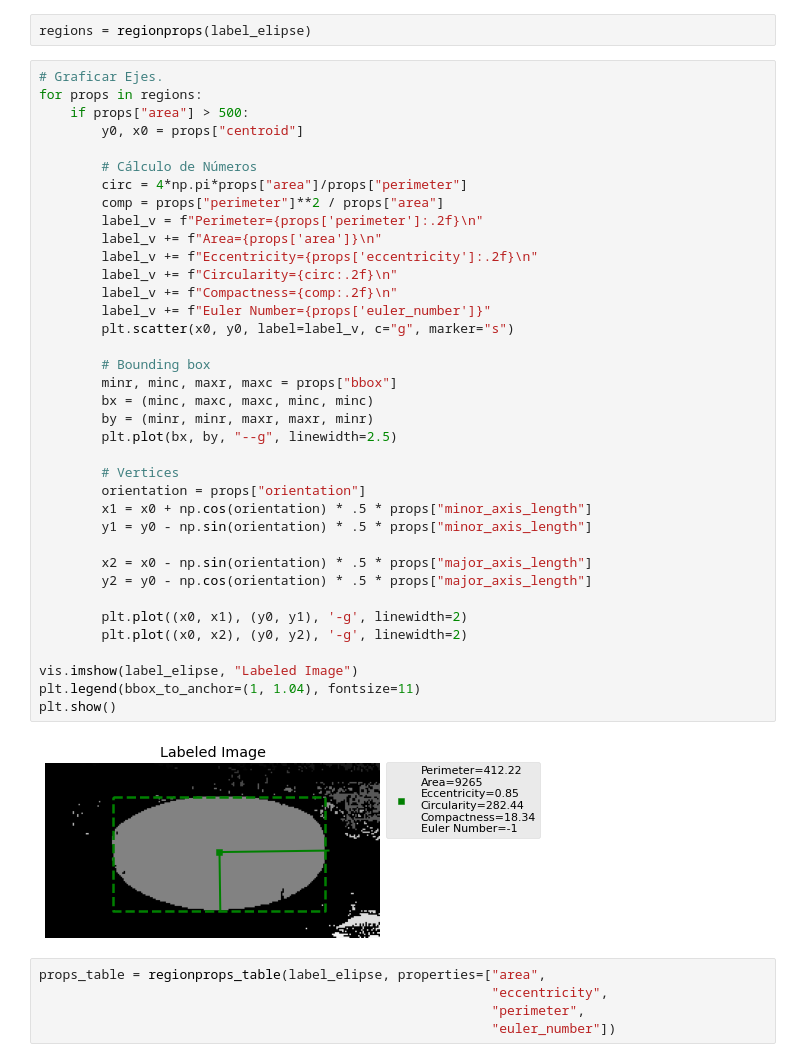
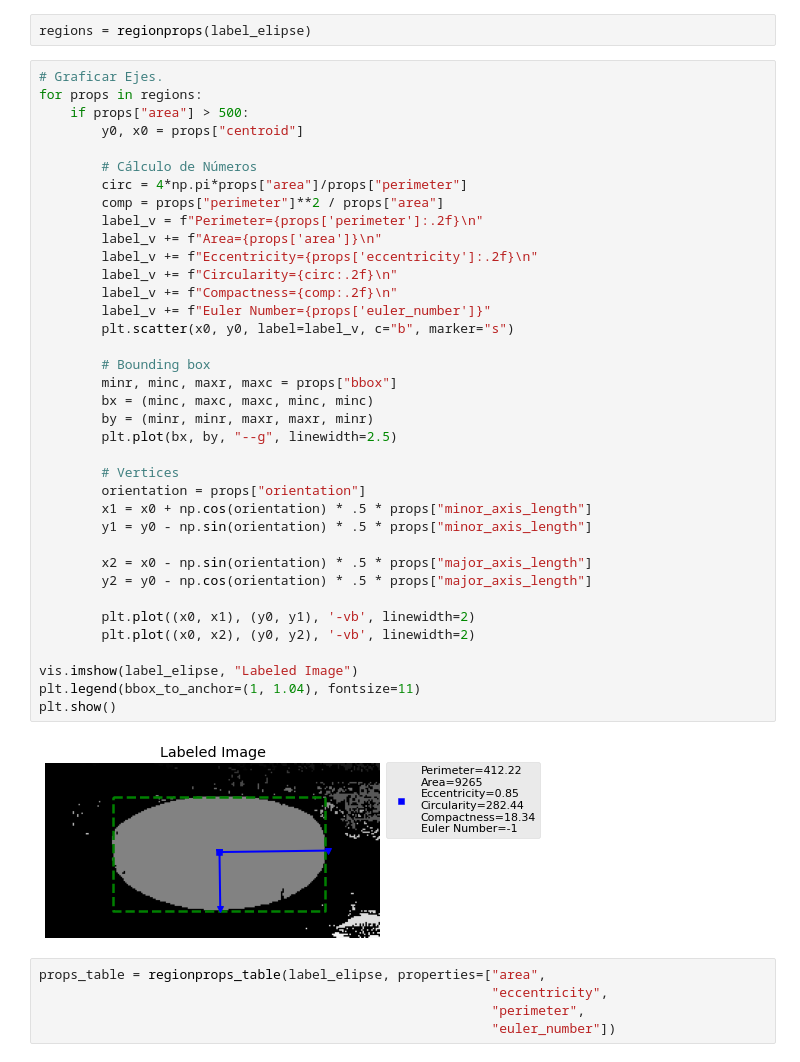
Before and after one commit to jpcano1/ISIS_4825_skimage_last, a Jupyter notebook: Scikit_Image_Final_Bootcamp.ipynb, the cells around one changed output. Saved outputs shown, nothing was run; the diff lists cells and outputs as text.

```diff
--- a/Scikit_Image_Final_Bootcamp.ipynb
+++ b/Scikit_Image_Final_Bootcamp.ipynb
@@ -506,37 +527,37 @@ for props in regions:
 
         # Cálculo de Números
         circ = 4*np.pi*props["area"]/props["perimeter"]
         comp = props["perimeter"]**2 / props["area"]
         label_v = f"Perimeter={props['perimeter']:.2f}\n"
         label_v += f"Area={props['area']}\n"
         label_v += f"Eccentricity={props['eccentricity']:.2f}\n"
         label_v += f"Circularity={circ:.2f}\n"
         label_v += f"Compactness={comp:.2f}\n"
         label_v += f"Euler Number={props['euler_number']}"
-        plt.scatter(x0, y0, label=label_v, c="g", marker="s")
+        plt.scatter(x0, y0, label=label_v, c="b", marker="s")
 
         # Bounding box
         minr, minc, maxr, maxc = props["bbox"]
         bx = (minc, maxc, maxc, minc, minc)
         by = (minr, minr, maxr, maxr, minr)
         plt.plot(bx, by, "--g", linewidth=2.5)
 
         # Vertices
         orientation = props["orientation"]
         x1 = x0 + np.cos(orientation) * .5 * props["minor_axis_length"]
         y1 = y0 - np.sin(orientation) * .5 * props["minor_axis_length"]
 
         x2 = x0 - np.sin(orientation) * .5 * props["major_axis_length"]
         y2 = y0 - np.cos(orientation) * .5 * props["major_axis_length"]
 
-        plt.plot((x0, x1), (y0, y1), '-g', linewidth=2)
-        plt.plot((x0, x2), (y0, y2), '-g', linewidth=2)
+        plt.plot((x0, x1), (y0, y1), '-vb', linewidth=2)
+        plt.plot((x0, x2), (y0, y2), '-vb', linewidth=2)
 
 vis.imshow(label_elipse, "Labeled Image")
 plt.legend(bbox_to_anchor=(1, 1.04), fontsize=11)
 plt.show()
 # %% [output]
-[figure, old version]
+[figure, new version]
 # %%
 props_table = regionprops_table(label_elipse, properties=["area",
                                                           "eccentricity",
```
Also changed, not shown: parts of 15 cells of this notebook.
